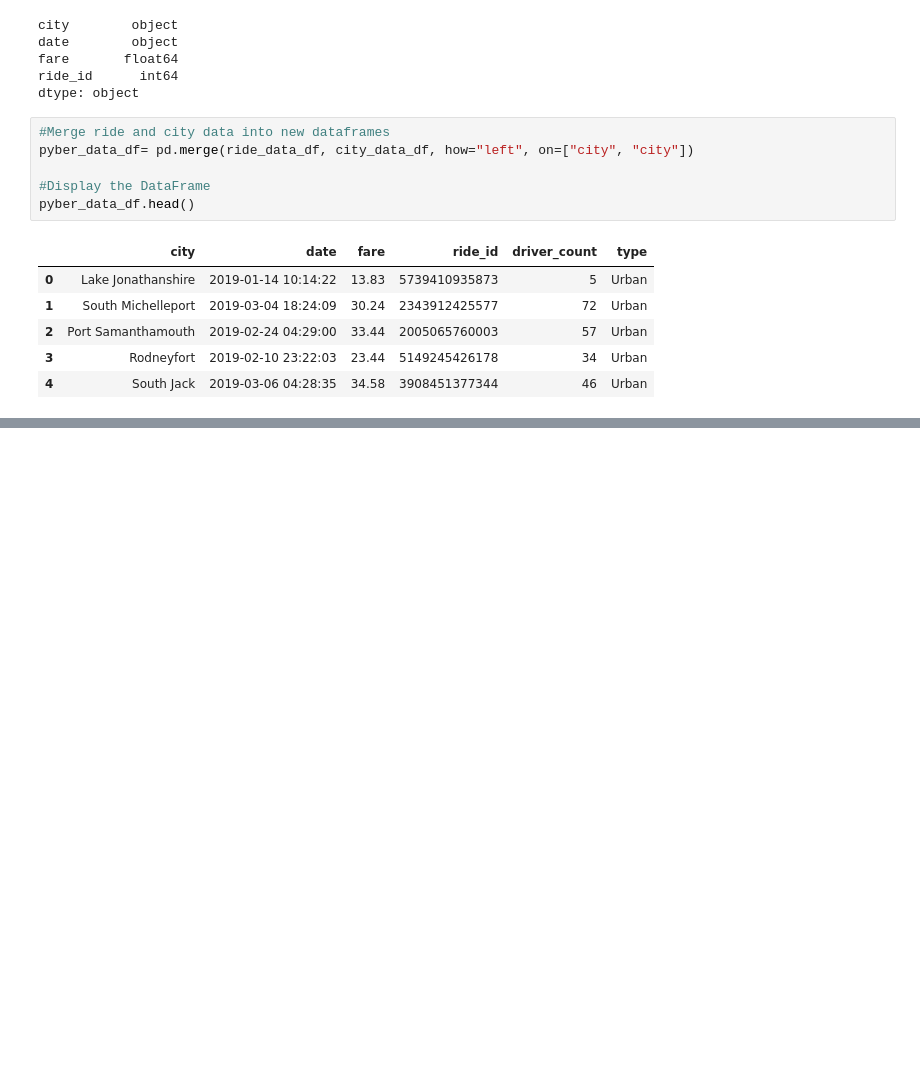
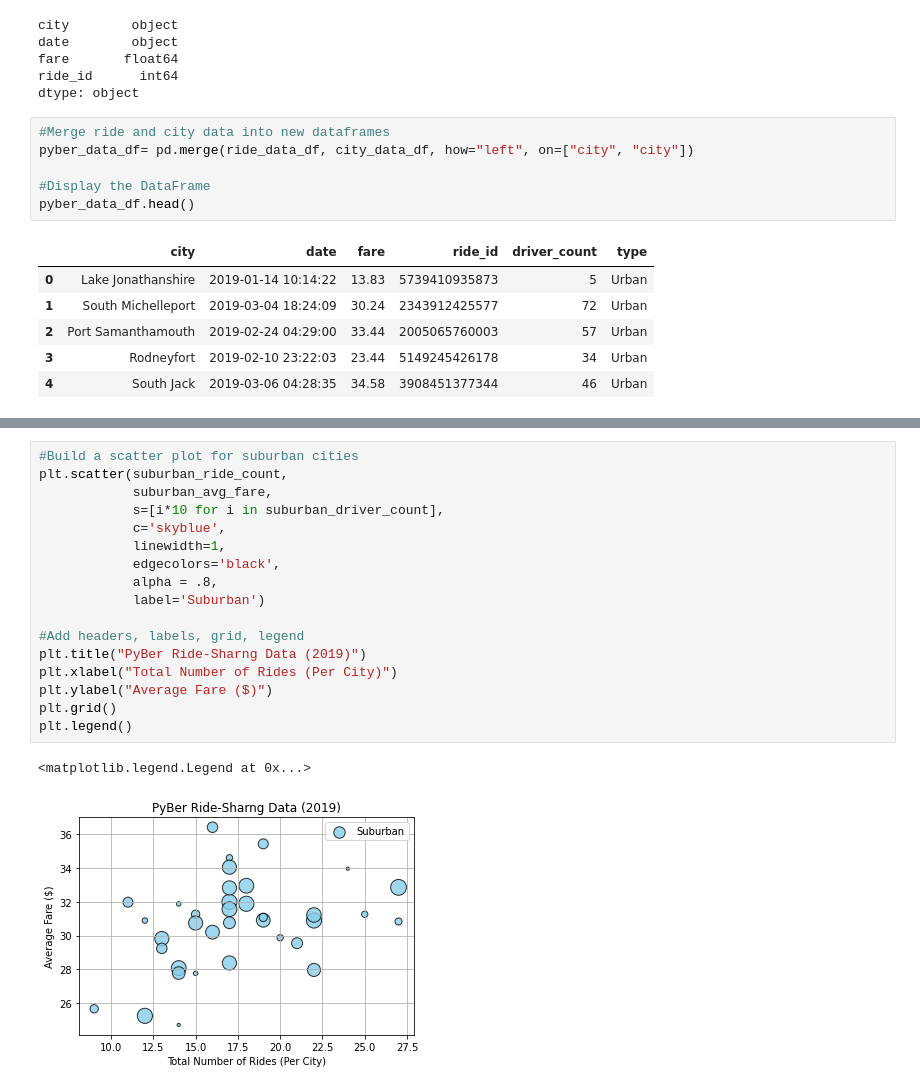
Before and after one commit to camshoffner/pyber_analysis, a Jupyter notebook: PyBer.ipynb, the cells around one changed output, grey strips where cells are left out. Saved outputs shown, nothing was run; the diff lists cells and outputs as text; blank space fills up the shorter version.

```diff
--- a/PyBer.ipynb
+++ b/PyBer.ipynb
@@ -115,0 +173,20 @@ pyber_data_df.head()
+# %%
+#Build a scatter plot for suburban cities
+plt.scatter(suburban_ride_count,
+            suburban_avg_fare,
+            s=[i*10 for i in suburban_driver_count],
+            c='skyblue',
+            linewidth=1,
+            edgecolors='black',
+            alpha = .8,
+            label='Suburban')
+
+#Add headers, labels, grid, legend
+plt.title("PyBer Ride-Sharng Data (2019)")
+plt.xlabel("Total Number of Rides (Per City)")
+plt.ylabel("Average Fare ($)")
+plt.grid()
+plt.legend()
+# %% [output]
+<matplotlib.legend.Legend at 0x...>
+[figure, added]
```
Also changed, not shown: parts of 7 cells of this notebook, 2 other files.
